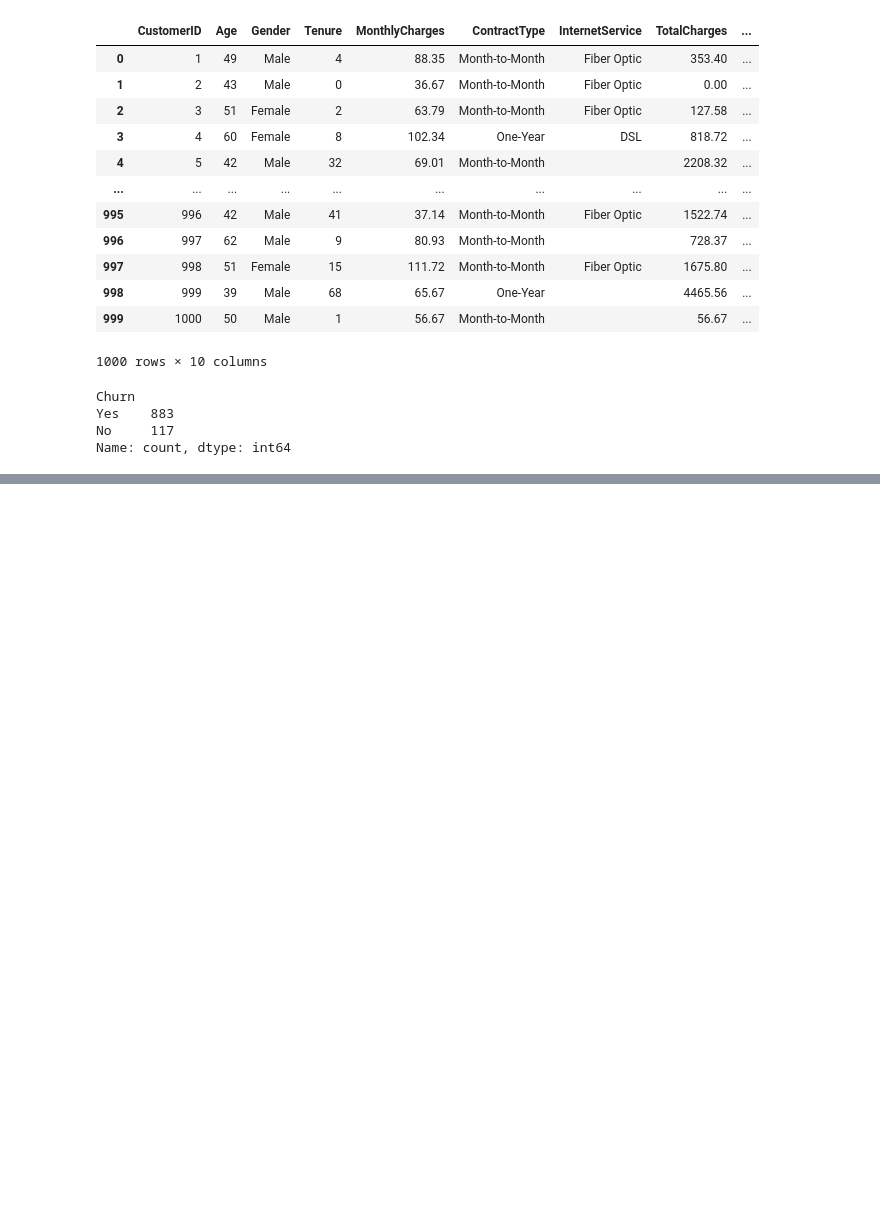
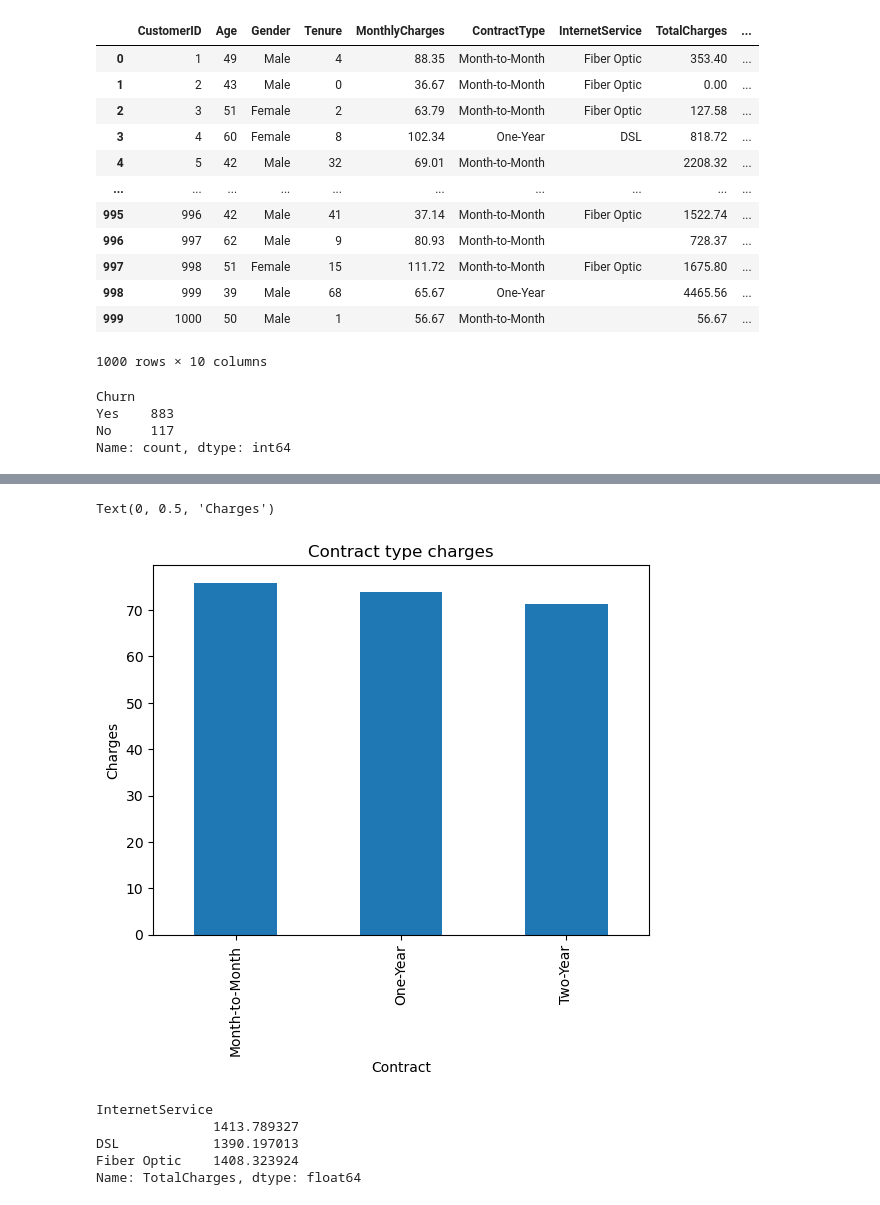
Before and after one commit to PratikNegi/Customer-Churn-prediction, a Jupyter notebook: churn_prediction.ipynb, the cells around one changed output, grey strips where cells are left out. Drawn from its saved outputs; the diff is of its cells as text; code cells hidden in the pictures; blank space fills up the shorter version.

```diff
--- a/churn_prediction.ipynb
+++ b/churn_prediction.ipynb
@@ -141,0 +199,16 @@ Name: count, dtype: int64
+# %%
+df.groupby("ContractType")["MonthlyCharges"].mean().plot(kind="bar")
+plt.title("Contract type charges")
+plt.xlabel("Contract")
+plt.ylabel("Charges")
+# %% [output]
+Text(0, 0.5, 'Charges')
+[figure, added]
+# %%
+df.groupby("InternetService")["TotalCharges"].mean()
+# %% [output]
+InternetService
+               1413.789327
+DSL            1390.197013
+Fiber Optic    1408.323924
+Name: TotalCharges, dtype: float64
```
Also changed, not shown: parts of 56 cells of this notebook, 3 other files.
